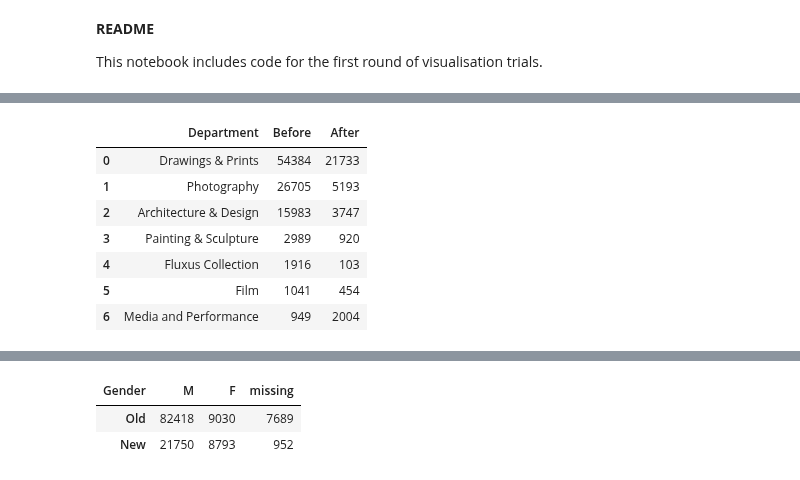
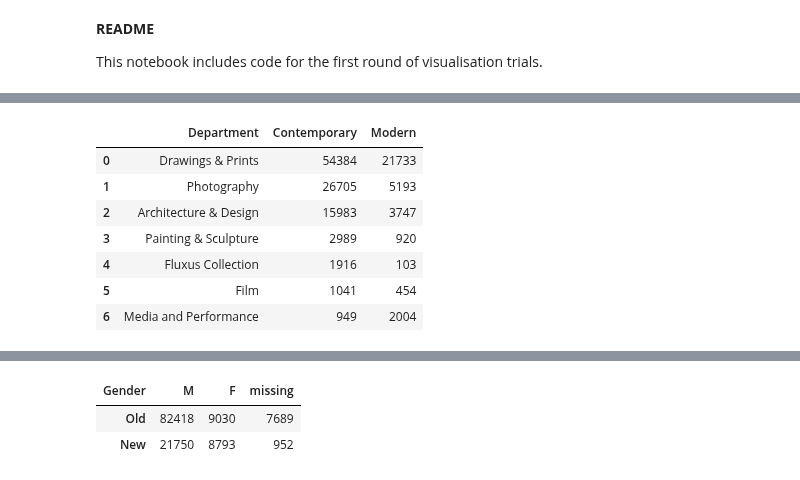
Before and after one commit to laurentfintoni/Net-Art-Rev, a Jupyter notebook: FINAL NOTEBOOKS/VIZ_PT1.ipynb, the cells around one changed output, grey strips where cells are left out. Drawn from its saved outputs; the diff is of its cells as text; code cells hidden in the pictures.

```diff
--- a/FINAL NOTEBOOKS/VIZ_PT1.ipynb
+++ b/FINAL NOTEBOOKS/VIZ_PT1.ipynb
@@ -148,9 +212,9 @@ COMPARE TWO NUMERICAL VALUES AGAINST EACH OTHER
 # %%
 #copy and add before/after value
 moma_before = moma_artworks_old.copy()
-moma_before['1980'] = 'before'
+moma_before['Period'] = 'Contemporary'
 moma_after = moma_artworks_new.copy()
-moma_after['1980'] = 'after'
+moma_after['Period'] = 'Modern'
 
 #merge
 frames = [moma_before, moma_after]
@@ -163,11 +222,11 @@ sns.catplot(x='1980', kind='count', data= moma_artworks_two_periods, order=['bef
 # %%
 #count occurrences of department values before and after 1980
-before_n = moma_before['Department'].value_counts().rename_axis('Department').reset_index(name='Before')
-after_n = moma_after['Department'].value_counts().rename_axis('Department').reset_index(name='After')
+before_n = moma_before['Department'].value_counts().rename_axis('Department').reset_index(name='Contemporary')
+after_n = moma_after['Department'].value_counts().rename_axis('Department').reset_index(name='Modern')
 moma_1980_x_dep = pd.merge(before_n, after_n, left_on='Department', right_on='Department')
 moma_1980_x_dep
 # %% [output]
-|  | Department | Before | After |
+|  | Department | Contemporary | Modern |
 | 0 | Drawings & Prints | 54384 | 21733 |
 | 1 | Photography | 26705 | 5193 |
 | 2 | Architecture & Design | 15983 | 3747 |
```
Also changed, not shown: parts of 37 cells of this notebook, 1 other file.
